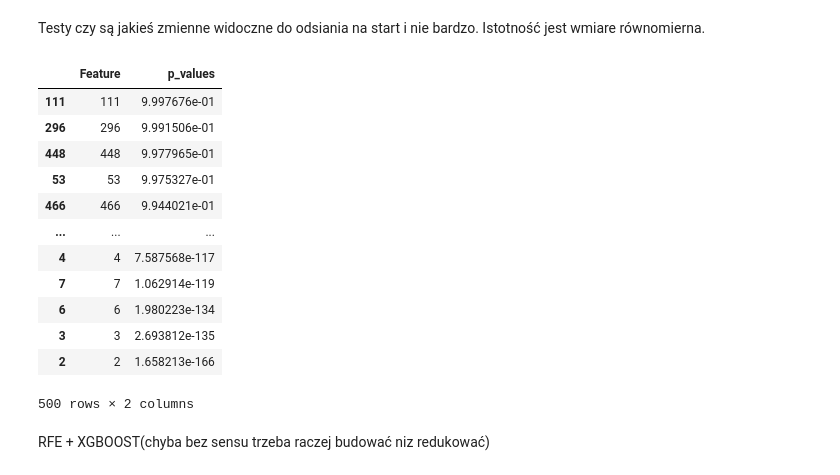
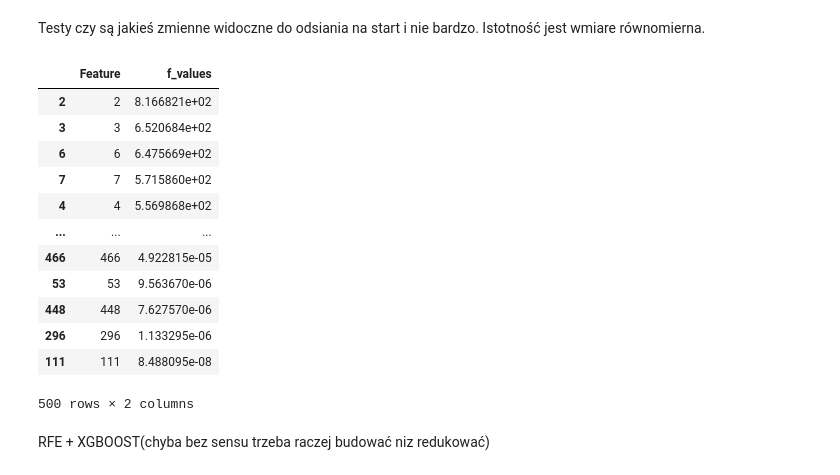
Before and after one commit to Michal-Iwicki/AML_projects, a Jupyter notebook: project2/tests.ipynb, the cells around one changed output. Drawn from its saved outputs; the diff is of its cells as text; code cells hidden in the pictures.

```diff
--- a/project2/tests.ipynb
+++ b/project2/tests.ipynb
@@ -16,31 +16,28 @@ def eval_proba(probas,y,n_features, num_target = 1000):
 Testy czy są jakieś zmienne widoczne do odsiania na start i nie bardzo. Istotność jest wmiare równomierna.
 # %%
 import pandas as pd
-import numpy as np
 from sklearn.feature_selection import f_classif
-import matplotlib.pyplot as plt
-import seaborn as sns
 f_values, p_values = f_classif(X_train, y_train)
 
 
 anova_df = pd.DataFrame({
-    'Feature': range(len(p_values)),
-    'p_values': p_values
+    'Feature': range(len(f_values)),
+    'f_values': f_values
 })
-anova_df.sort_values('p_values',ascending=False)
+anova_df.sort_values('f_values',ascending=False)
 # %% [output]
-|  | Feature | p_values |
-| 111 | 111 | 9.997676e-01 |
-| 296 | 296 | 9.991506e-01 |
-| 448 | 448 | 9.977965e-01 |
-| 53 | 53 | 9.975327e-01 |
-| 466 | 466 | 9.944021e-01 |
+|  | Feature | f_values |
+| 2 | 2 | 8.166821e+02 |
+| 3 | 3 | 6.520684e+02 |
+| 6 | 6 | 6.475669e+02 |
+| 7 | 7 | 5.715860e+02 |
+| 4 | 4 | 5.569868e+02 |
 | ... | ... | ... |
-| 4 | 4 | 7.587568e-117 |
-| 7 | 7 | 1.062914e-119 |
-| 6 | 6 | 1.980223e-134 |
-| 3 | 3 | 2.693812e-135 |
-| 2 | 2 | 1.658213e-166 |
+| 466 | 466 | 4.922815e-05 |
+| 53 | 53 | 9.563670e-06 |
+| 448 | 448 | 7.627570e-06 |
+| 296 | 296 | 1.133295e-06 |
+| 111 | 111 | 8.488095e-08 |
 500 rows × 2 columns
 # %% [markdown]
 RFE + XGBOOST(chyba bez sensu trzeba raczej budować niz redukować)
```
Also changed, not shown: parts of 11 cells of this notebook.
